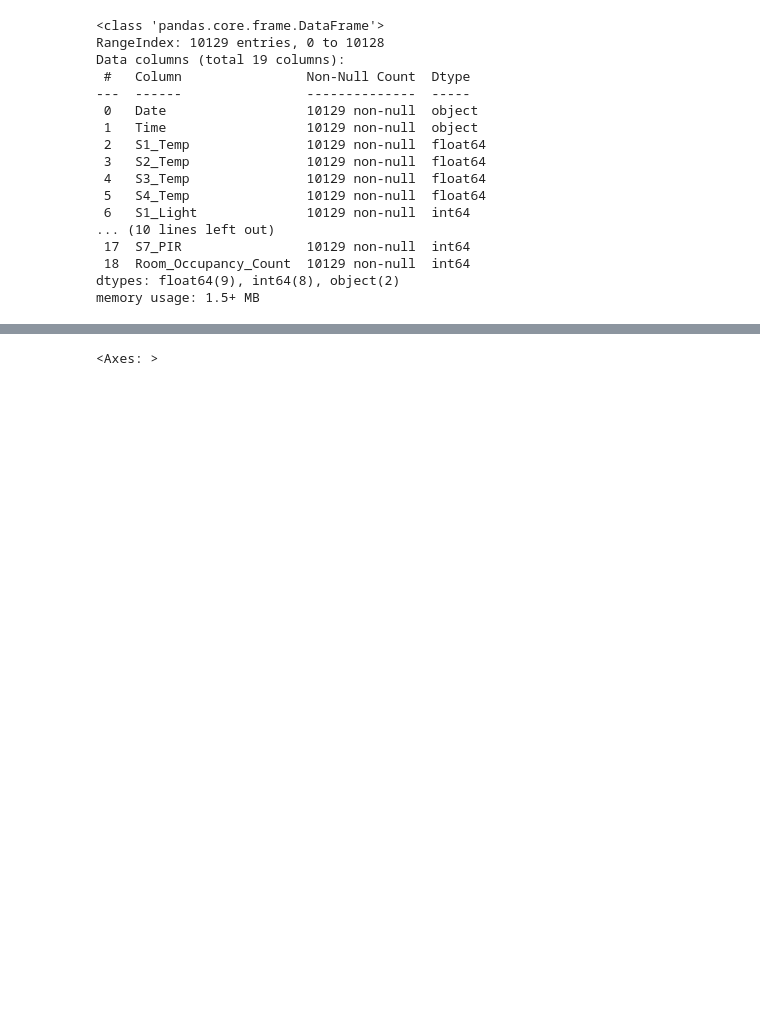
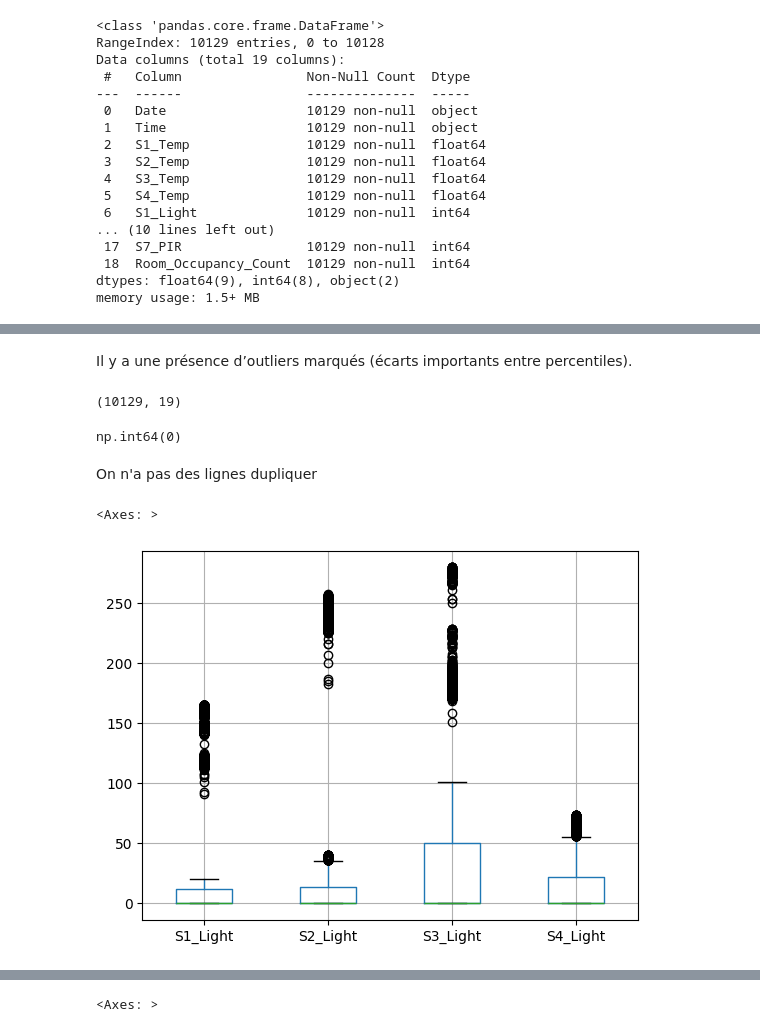
Before and after one commit to valentinedum/room_occupancy_estimation, a Jupyter notebook: notebooks/exploration.ipynb, the cells around one changed output, grey strips where cells are left out. Saved outputs shown, nothing was run; the diff lists cells and outputs as text; code cells hidden in the pictures; blank space fills up the shorter version.

```diff
--- a/notebooks/exploration.ipynb
+++ b/notebooks/exploration.ipynb
@@ -68,0 +68,17 @@ max        1.000000              3.000000
+# %% [markdown]
+Il y a une présence d’outliers marqués (écarts importants entre percentiles).
+# %%
+df.shape
+# %% [output]
+(10129, 19)
+# %%
+df.duplicated().sum()
+# %% [output]
+np.int64(0)
+# %% [markdown]
+On n'a pas des lignes dupliquer
+# %%
+df.boxplot(column=['S1_Light', 'S2_Light', 'S3_Light' , 'S4_Light' ])
+# %% [output]
+<Axes: >
+[figure, added]
```
Also changed, not shown: parts of 19 cells of this notebook.
